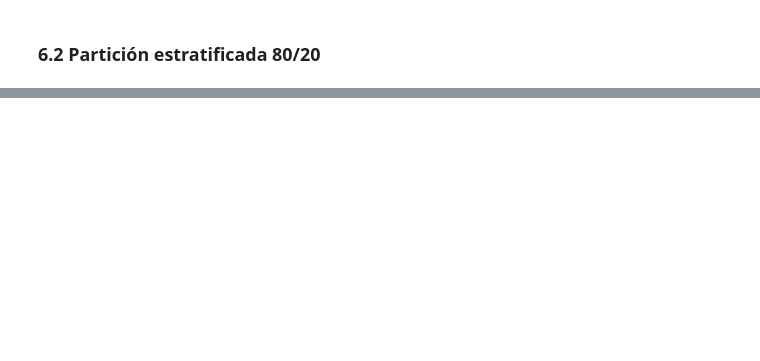
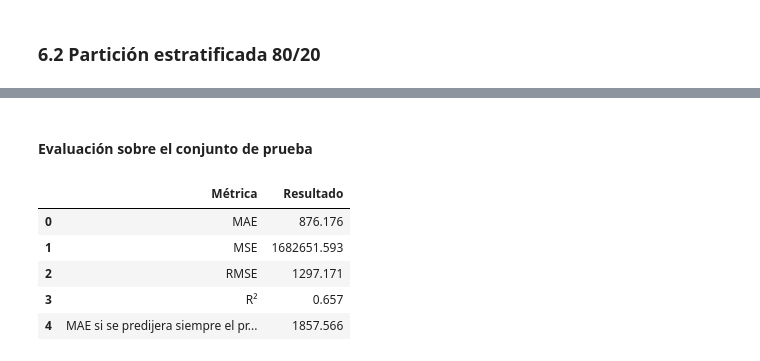
Before and after one commit to fedeiria/tpi-analisis-de-datos, a Jupyter notebook: notebooks/TPI_Analisis_de_Datos.ipynb, the cells around one changed output, grey strips where cells are left out. Cells and saved outputs as stored; diff of their text form; code cells hidden in the pictures; blank space fills up the shorter version.

```diff
--- a/notebooks/TPI_Analisis_de_Datos.ipynb
+++ b/notebooks/TPI_Analisis_de_Datos.ipynb
@@ -713,0 +1090,22 @@ _..._
+# %%
+from sklearn.metrics import mean_squared_error
+
+# --- Elección del predictor: se mide la correlación con TotalCharges SOLO con los datos de train ---
+candidatas = ["Tenure", "MonthlyCharges"]
+elegir = pd.DataFrame({
+    "pearson": [X_train[c].corr(X_train["TotalCharges"], method="pearson") for c in candidatas],
+    "spearman": [X_train[c].corr(X_train["TotalCharges"], method="spearman") for c in candidatas],
+}, index=candidatas).round(3)
+display(elegir)
+
+# --- Datos de la regresión: misma partición que el modelo de clasificación ---
+Xr_train, yr_train = X_train[["Tenure"]], X_train["TotalCharges"]     # doble corchete: DataFrame 2D
+Xr_test, yr_test = X_test[["Tenure"]], X_test["TotalCharges"]
+
+# --- Entrenamiento ---
+reg = LinearRegression()
+reg.fit(Xr_train, yr_train)
+
+print(f"Pendiente (coef_): {reg.coef_[0]:.4f}")
+print(f"Intercepto:        {reg.intercept_:.4f}")
+print(f"TotalCharges estimado = {reg.coef_[0]:.2f} * Tenure + {reg.intercept_:.2f}")
@@ -713,0 +1125,26 @@ _..._
+# %% [markdown]
+#### Evaluación sobre el conjunto de prueba
+# %%
+pred_reg = reg.predict(Xr_test)
+
+# Referencia: predecir siempre el promedio de TotalCharges de train
+mae_base = mean_absolute_error(yr_test, np.full(len(yr_test), yr_train.mean()))
+
+metricas_reg = pd.DataFrame({
+    "Métrica": ["MAE", "MSE", "RMSE", "R²", "MAE si se predijera siempre el promedio"],
+    "Resultado": [
+        mean_absolute_error(yr_test, pred_reg),
+        mean_squared_error(yr_test, pred_reg),
+        np.sqrt(mean_squared_error(yr_test, pred_reg)),
+        r2_score(yr_test, pred_reg),
+        mae_base,
+    ],
+}).round(3)
+metricas_reg
+# %% [output]
+|  | Métrica | Resultado |
+| 0 | MAE | 876.176 |
+| 1 | MSE | 1682651.593 |
+| 2 | RMSE | 1297.171 |
+| 3 | R² | 0.657 |
+| 4 | MAE si se predijera siempre el pr... | 1857.566 |
```
Also changed, not shown: parts of 91 cells of this notebook.
